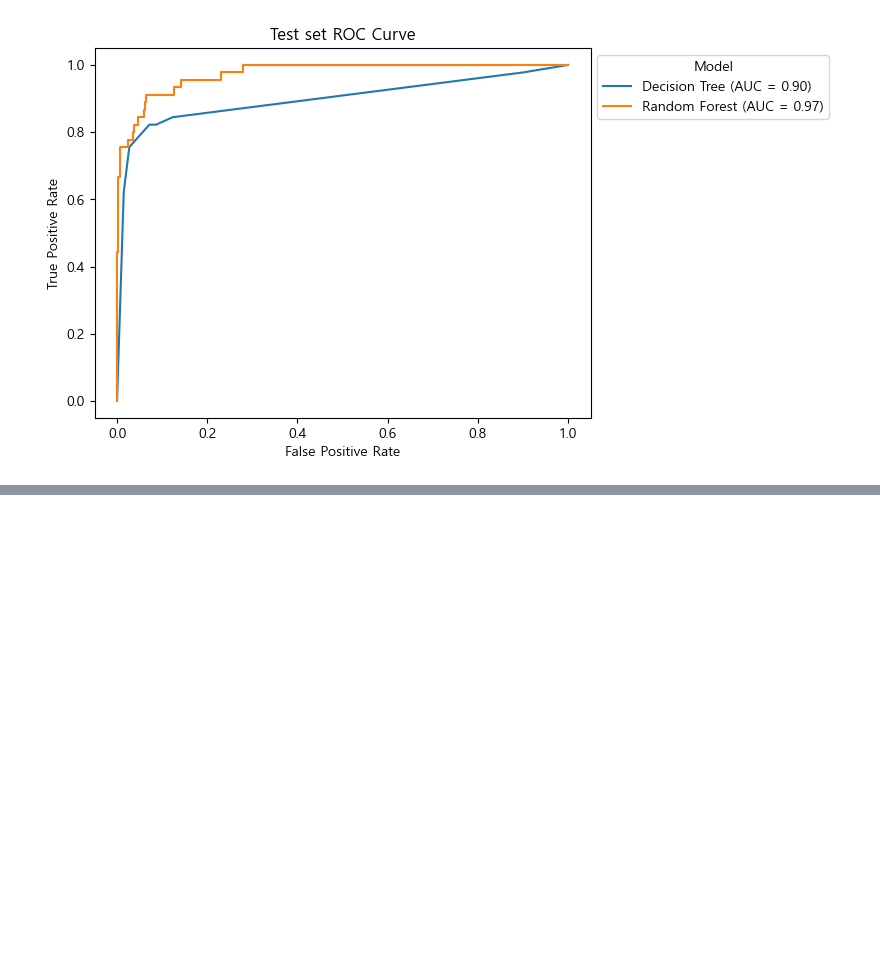
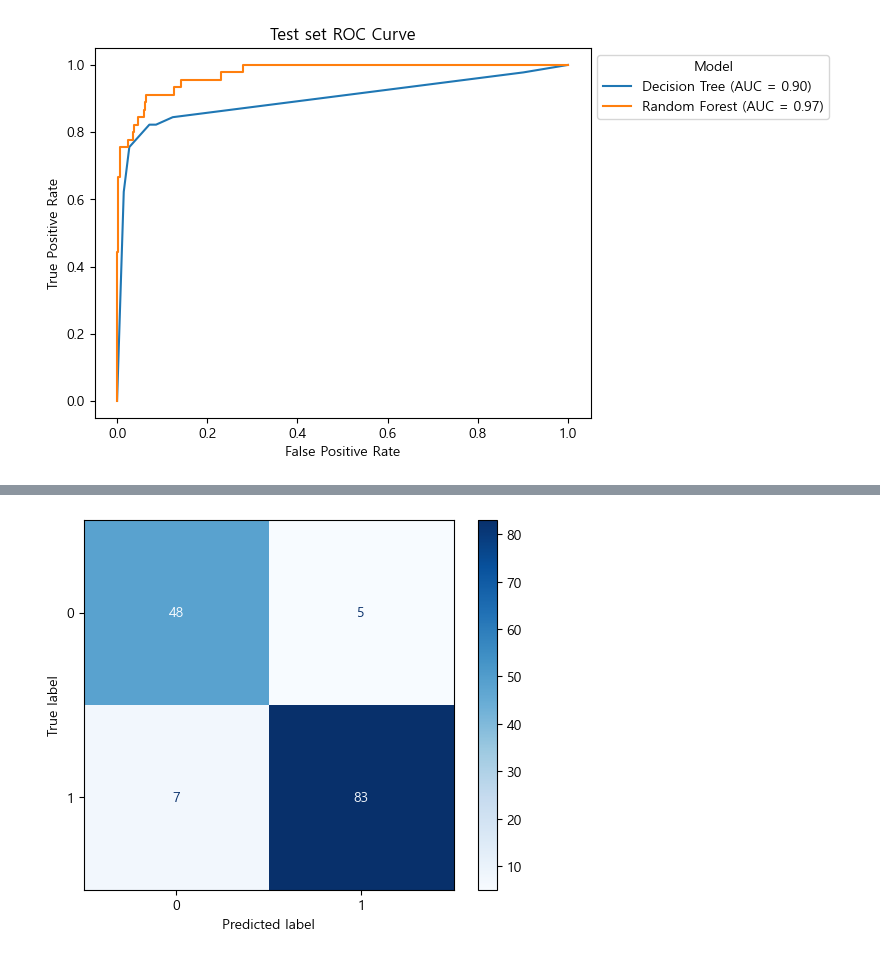
Before and after one commit to 1ee1hee/Machine_Learning, a Jupyter notebook: 분류 평가지표.ipynb, the cells around one changed output, grey strips where cells are left out. Cells and saved outputs as stored; diff of their text form; code cells hidden in the pictures; blank space fills up the shorter version.

```diff
--- a/분류 평가지표.ipynb
+++ b/분류 평가지표.ipynb
@@ -726,0 +816,6 @@ plt.show()
+# %%
+cm_test = confusion_matrix(y_test, tree_pred_test)
+ConfusionMatrixDisplay(cm_test).plot(cmap = 'Blues')
+plt.show()
+# %% [output]
+[figure, added]
```
Also changed, not shown: parts of 12 cells of this notebook.
